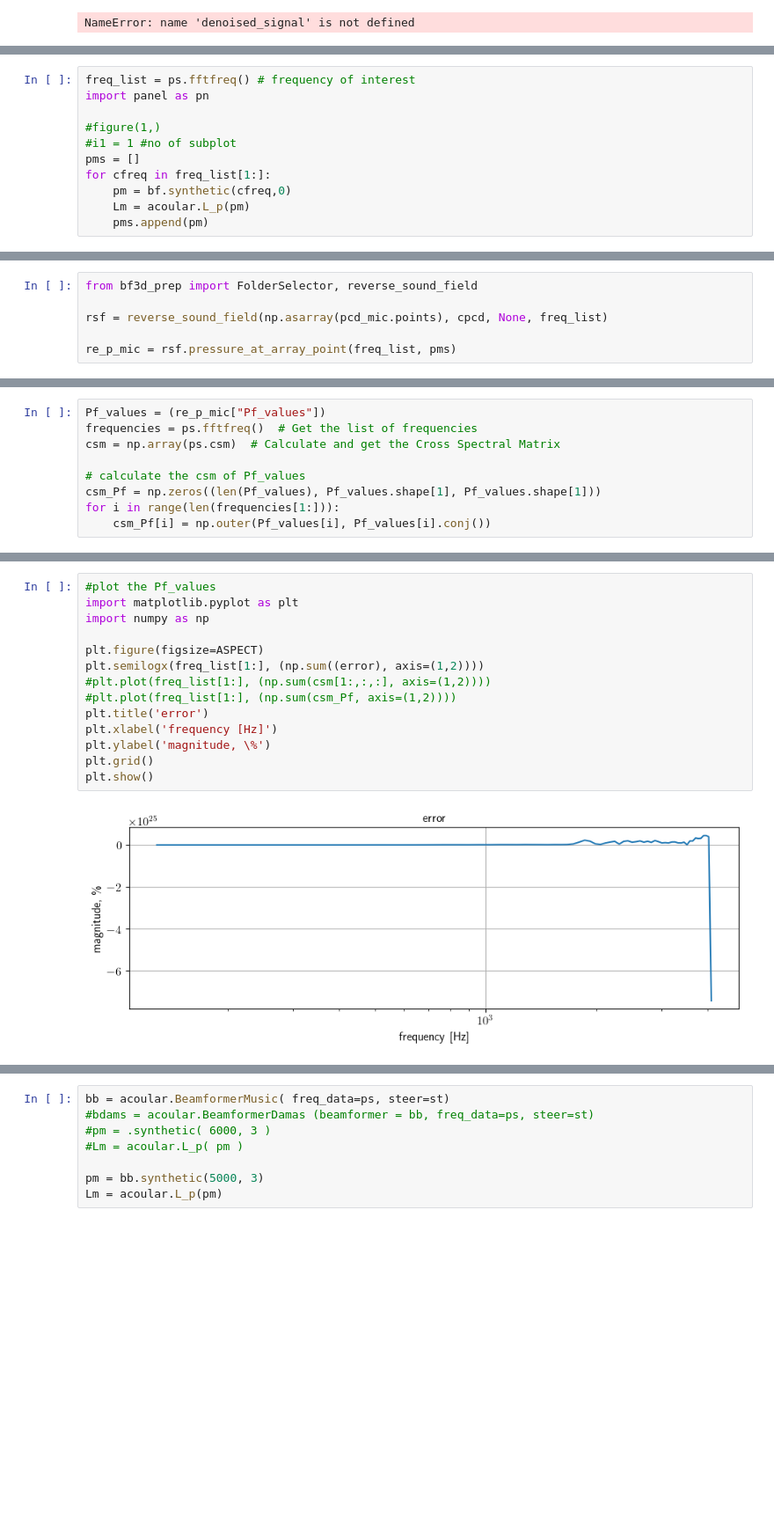
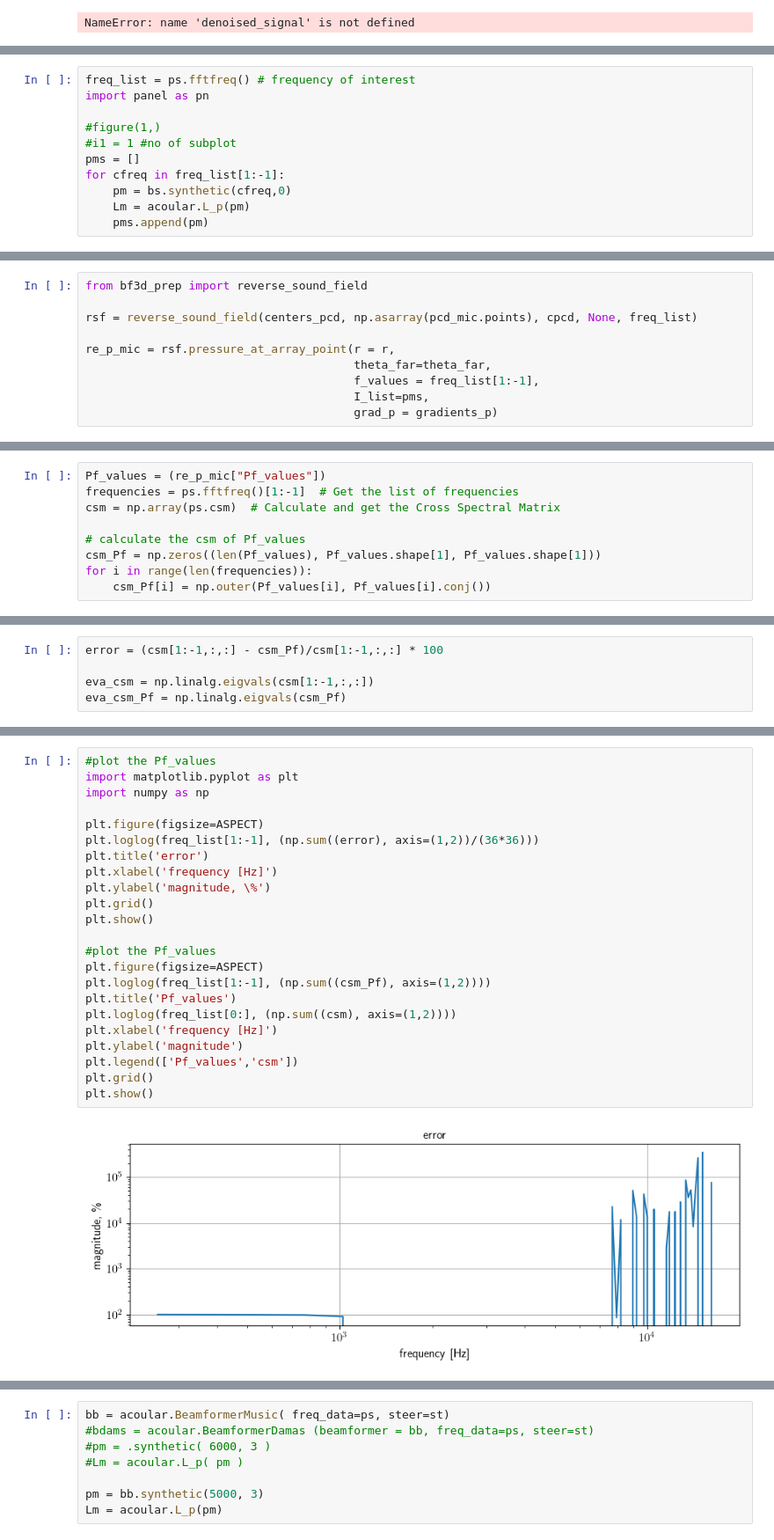
Before and after one commit to 1ieng2en/3d_beamforming, a Jupyter notebook: 3dbf_app_simulation.ipynb, the cells around one changed output, grey strips where cells are left out. Shown at 88% size. Saved outputs shown, nothing was run; the diff lists cells and outputs as text; blank space fills up the shorter version.

Commit message:
eq curve

```diff
--- a/3dbf_app_simulation.ipynb
+++ b/3dbf_app_simulation.ipynb
@@ -470,8 +660,8 @@ import panel as pn
 #figure(1,)
 #i1 = 1 #no of subplot
 pms = []
-for cfreq in freq_list[1:]:
-    pm = bf.synthetic(cfreq,0)
+for cfreq in freq_list[1:-1]:
+    pm = bs.synthetic(cfreq,0)
     Lm = acoular.L_p(pm)
     pms.append(pm)
 # %% [output]
@@ -479,6 +691,10 @@ for cfreq in freq_list[1:]:
 # %%
-from bf3d_prep import FolderSelector, reverse_sound_field
+from bf3d_prep import reverse_sound_field
 
-rsf = reverse_sound_field(np.asarray(pcd_mic.points), cpcd, None, freq_list)
+rsf = reverse_sound_field(centers_pcd, np.asarray(pcd_mic.points), cpcd, None, freq_list)
 
-re_p_mic = rsf.pressure_at_array_point(freq_list, pms)
+re_p_mic = rsf.pressure_at_array_point(r = r,
+                                       theta_far=theta_far,
+                                       f_values = freq_list[1:-1],
+                                       I_list=pms,
+                                       grad_p = gradients_p)
@@ -513,9 +711,9 @@ Error:
 # %%
 Pf_values = (re_p_mic["Pf_values"])
-frequencies = ps.fftfreq()  # Get the list of frequencies
+frequencies = ps.fftfreq()[1:-1]  # Get the list of frequencies
 csm = np.array(ps.csm)  # Calculate and get the Cross Spectral Matrix
 
 # calculate the csm of Pf_values
 csm_Pf = np.zeros((len(Pf_values), Pf_values.shape[1], Pf_values.shape[1]))
-for i in range(len(frequencies[1:])):
+for i in range(len(frequencies)):
     csm_Pf[i] = np.outer(Pf_values[i], Pf_values[i].conj())
@@ -523,0 +755,5 @@ error = (csm_Pf - csm[1:,:,:])/csm[1:,:,:] * 100
+# %%
+error = (csm[1:-1,:,:] - csm_Pf)/csm[1:-1,:,:] * 100
+
+eva_csm = np.linalg.eigvals(csm[1:-1,:,:])
+eva_csm_Pf = np.linalg.eigvals(csm_Pf)
@@ -524,16 +835,25 @@ error = (csm_Pf - csm[1:,:,:])/csm[1:,:,:] * 100
 # %%
 #plot the Pf_values
 import matplotlib.pyplot as plt
 import numpy as np
 
 plt.figure(figsize=ASPECT)
-plt.semilogx(freq_list[1:], (np.sum((error), axis=(1,2))))
-#plt.plot(freq_list[1:], (np.sum(csm[1:,:,:], axis=(1,2))))
-#plt.plot(freq_list[1:], (np.sum(csm_Pf, axis=(1,2))))
+plt.loglog(freq_list[1:-1], (np.sum((error), axis=(1,2))/(36*36)))
 plt.title('error')
 plt.xlabel('frequency [Hz]')
 plt.ylabel('magnitude, \%')
 plt.grid()
 plt.show()
+
+#plot the Pf_values
+plt.figure(figsize=ASPECT)
+plt.loglog(freq_list[1:-1], (np.sum((csm_Pf), axis=(1,2))))
+plt.title('Pf_values')
+plt.loglog(freq_list[0:], (np.sum((csm), axis=(1,2))))
+plt.xlabel('frequency [Hz]')
+plt.ylabel('magnitude')
+plt.legend(['Pf_values','csm'])
+plt.grid()
+plt.show()
 # %% [output]
-[figure, old version]
+[figure, new version]
```
Also changed, not shown: parts of 42 cells of this notebook, 16 other files.
